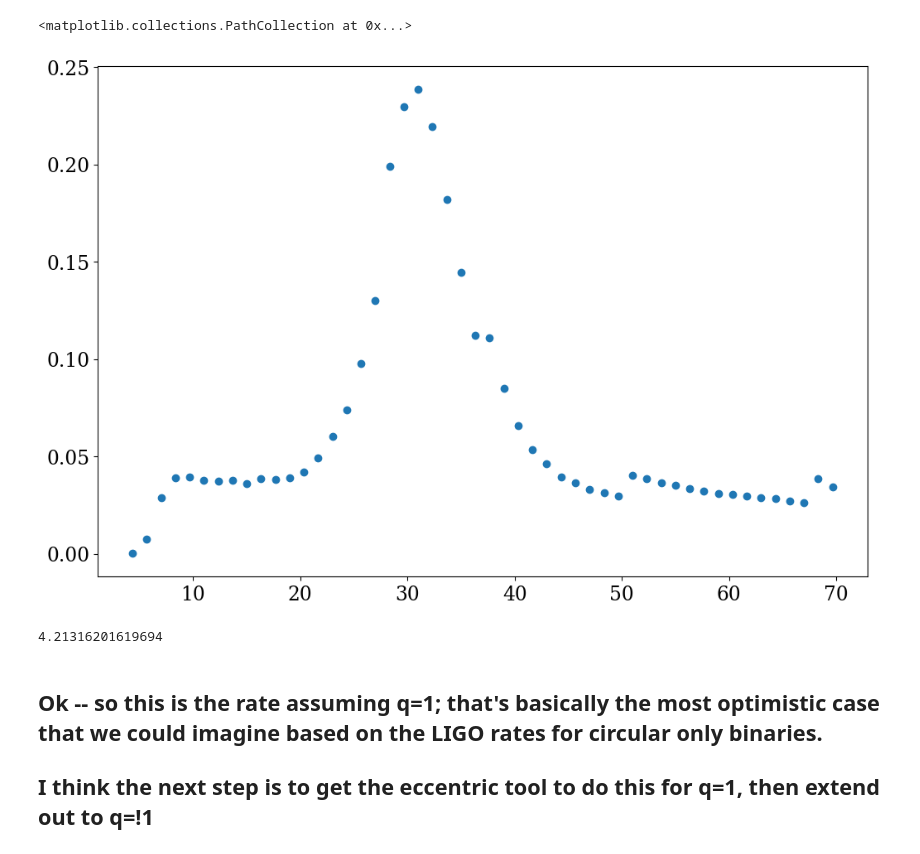
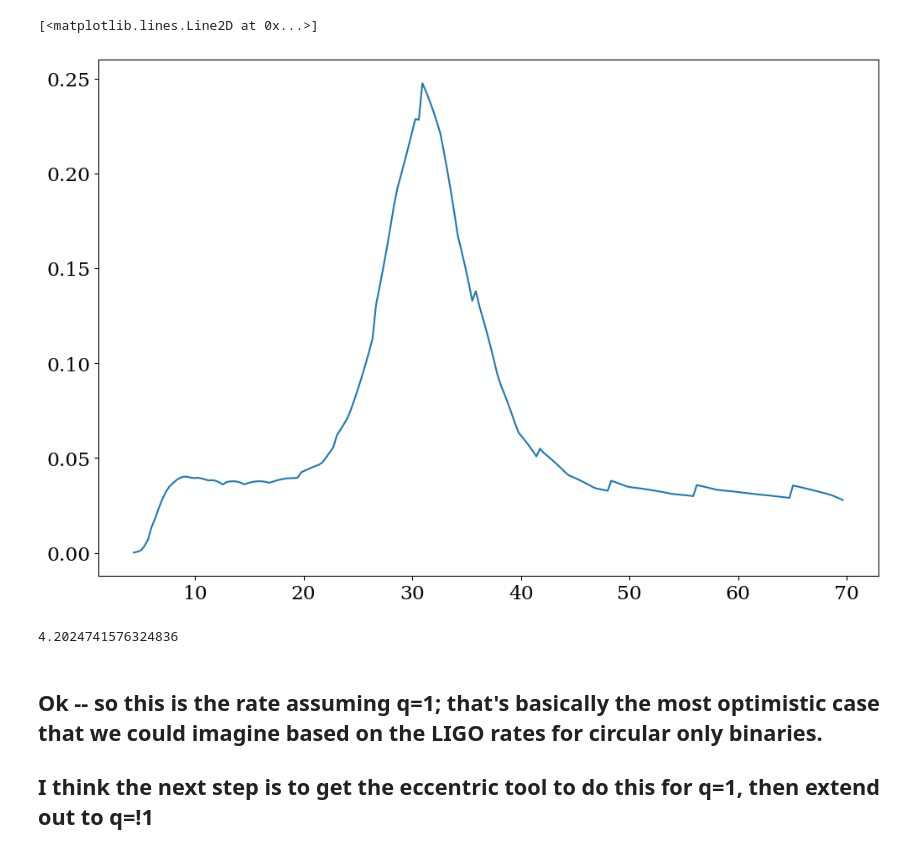
Before and after one commit to katiebreivik/eccentric-catastrophe, a Jupyter notebook: src/scripts/circular_only.ipynb, the cells around one changed output. Cells and saved outputs as stored; diff of their text form; code cells hidden in the pictures.

```diff
--- a/src/scripts/circular_only.ipynb
+++ b/src/scripts/circular_only.ipynb
@@ -67,8 +67,8 @@ def ligo_rate(m1):
 
     return interp_rate(m1)
 # %%
-f = np.logspace(-1, -5, 50) * u.Hz
-masses = np.linspace(5, 80, 50) * u.Msun
+f = np.logspace(-1, -5, 100) * u.Hz
+masses = np.linspace(5, 80, 200) * u.Msun
 m_c = lw.utils.chirp_mass(masses, masses)
 F, MASS = np.meshgrid(f, masses)
 
@@ -147,16 +147,16 @@ for ii in range(n_dim_mass):
 
     rate_per_mass.append(trapz(rate_int, -f_int).value)
 # %%
-plt.scatter(m_c, rate_per_mass)
+plt.plot(m_c, rate_per_mass)
 # %% [output]
-<matplotlib.collections.PathCollection at 0x...>
+[<matplotlib.lines.Line2D at 0x...>]
-[figure, old version]
+[figure, new version]
 # %%
 N_LISA = trapz(rate_per_mass, m_c.value)
 # %%
 N_LISA
 # %% [output]
-4.21316201619694
+4.2024741576324836
 # %% [markdown]
 ## Ok -- so this is the rate assuming q=1; that's basically the most optimistic case that we could imagine based on the LIGO rates for circular only binaries.
 
```
Also changed, not shown: parts of 7 cells of this notebook, 3 other files.
